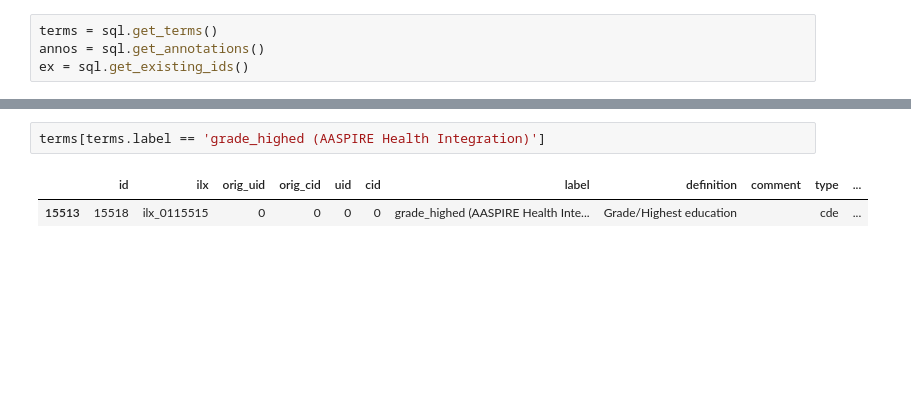
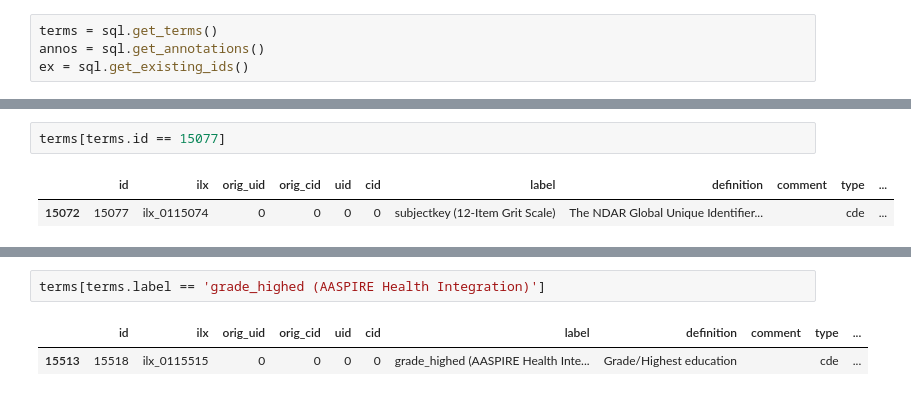
Before and after one commit to tgbugs/pyontutils, a Jupyter notebook: ilxutils/notebook-testing/NDA-annotations.ipynb, the cells around one changed output, grey strips where cells are left out. Cells and saved outputs as stored; diff of their text form; blank space fills up the shorter version.

```diff
--- a/ilxutils/notebook-testing/NDA-annotations.ipynb
+++ b/ilxutils/notebook-testing/NDA-annotations.ipynb
@@ -75,0 +60,5 @@ annos[annos.id == 6908]
+# %%
+terms[terms.id == 15077]
+# %% [output]
+|  | id | ilx | orig_uid | orig_cid | uid | cid | label | definition | comment | type | ... |
+| 15072 | 15077 | ilx_0115074 | 0 | 0 | 0 | 0 | subjectkey (12-Item Grit Scale) | The NDAR Global Unique Identifier... |  | cde | ... |
```
Also changed, not shown: parts of 18 cells of this notebook, 14 other files.
